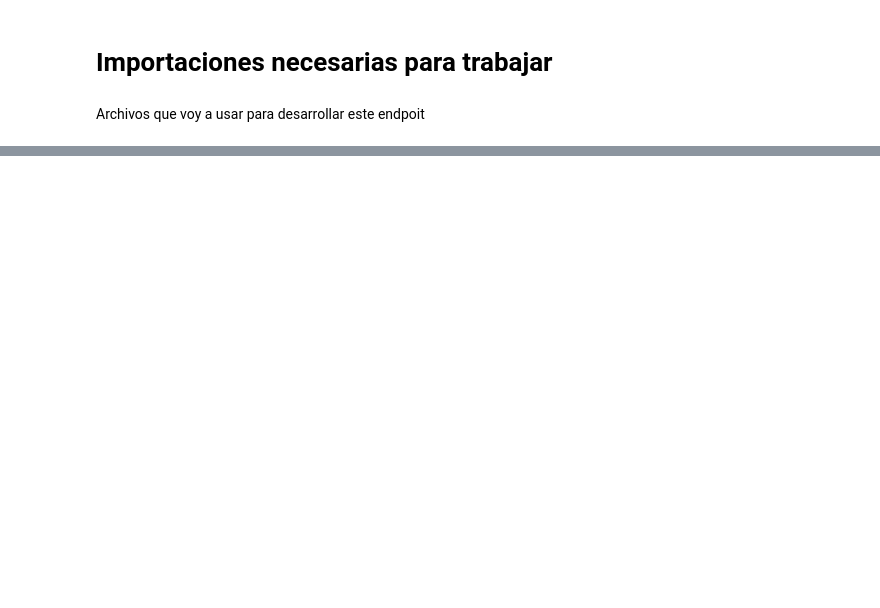
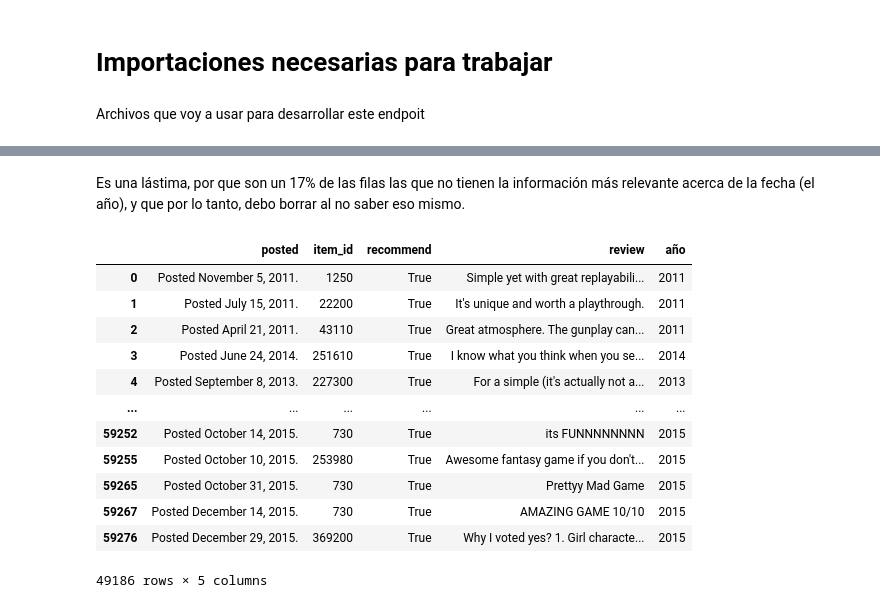
Before and after one commit to Tagliaferro22/steam-games, a Jupyter notebook: endpoints/endpoint_4.ipynb, the cells around one changed output, grey strips where cells are left out. Saved outputs shown, nothing was run; the diff lists cells and outputs as text; code cells hidden in the pictures; blank space fills up the shorter version.

```diff
--- a/endpoints/endpoint_4.ipynb
+++ b/endpoints/endpoint_4.ipynb
@@ -24,0 +166,19 @@ juegos.head(2)
+# %% [markdown]
+Es una lástima, por que son un 17% de las filas las que no tienen la información más relevante acerca de la fecha (el año), y que por lo tanto, debo borrar al no saber eso mismo.
+# %%
+reseñas = reseñas[~reseñas["año"].isnull()]
+reseñas
+# %% [output]
+|  | posted | item_id | recommend | review | año |
+| 0 | Posted November 5, 2011. | 1250 | True | Simple yet with great replayabili... | 2011 |
+| 1 | Posted July 15, 2011. | 22200 | True | It's unique and worth a playthrough. | 2011 |
+| 2 | Posted April 21, 2011. | 43110 | True | Great atmosphere. The gunplay can... | 2011 |
+| 3 | Posted June 24, 2014. | 251610 | True | I know what you think when you se... | 2014 |
+| 4 | Posted September 8, 2013. | 227300 | True | For a simple (it's actually not a... | 2013 |
+| ... | ... | ... | ... | ... | ... |
+| 59252 | Posted October 14, 2015. | 730 | True | its FUNNNNNNNN | 2015 |
+| 59255 | Posted October 10, 2015. | 253980 | True | Awesome fantasy game if you don't... | 2015 |
+| 59265 | Posted October 31, 2015. | 730 | True | Prettyy Mad Game | 2015 |
+| 59267 | Posted December 14, 2015. | 730 | True | AMAZING GAME 10/10 | 2015 |
+| 59276 | Posted December 29, 2015. | 369200 | True | Why I voted yes? 1. Girl characte... | 2015 |
+49186 rows × 5 columns
```
Also changed, not shown: parts of 42 cells of this notebook.
